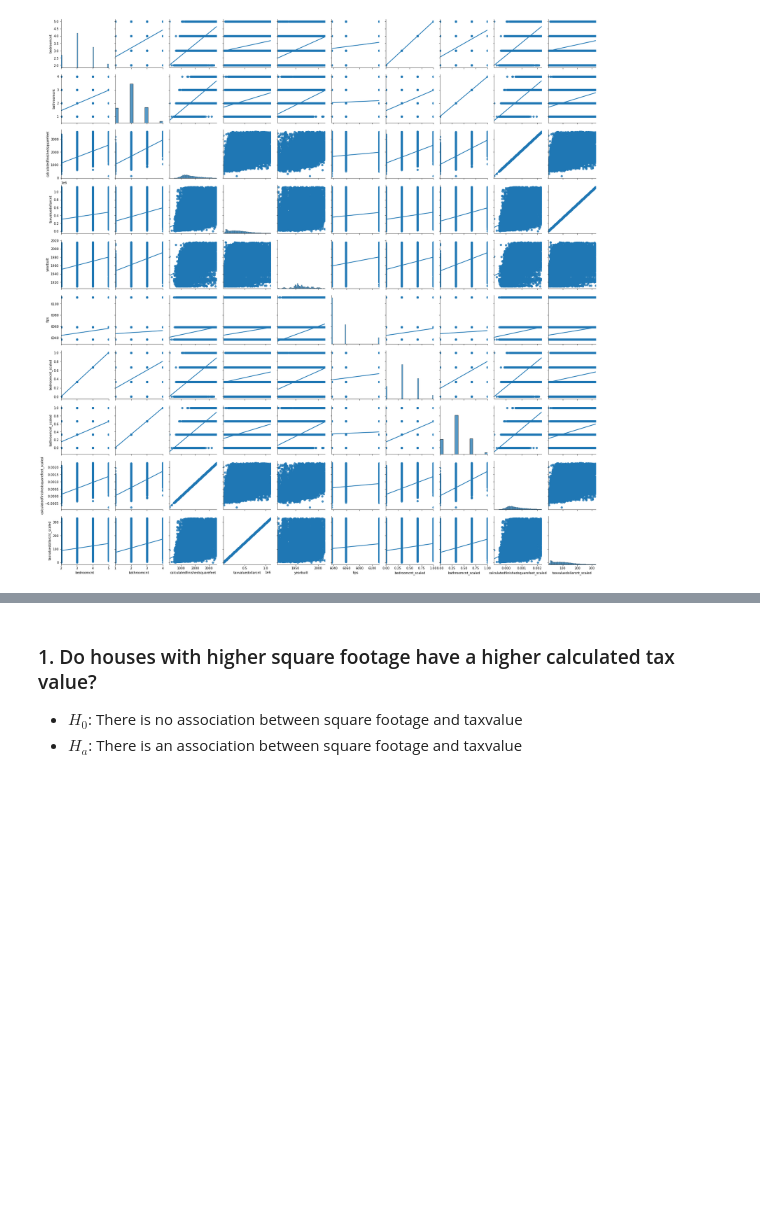
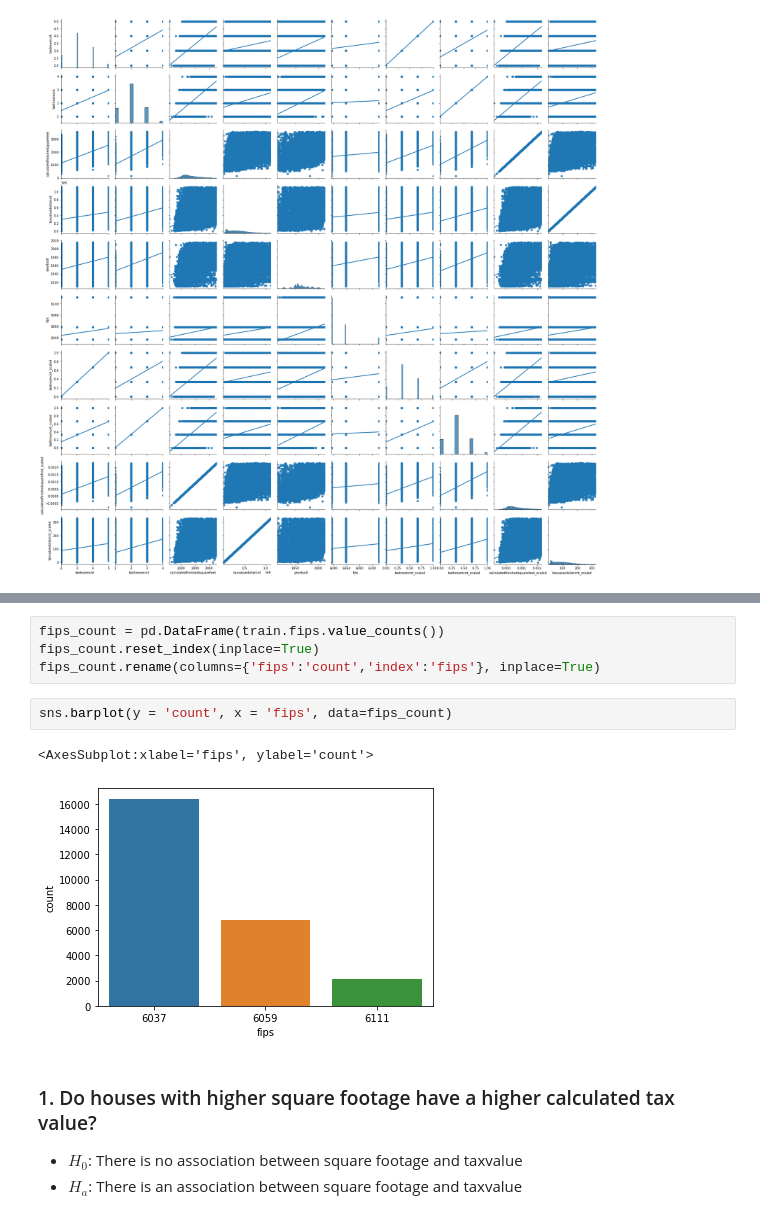
Before and after one commit to wheelerjoshua/zillow_regression_project, a Jupyter notebook: zillow_regression_workbook.ipynb, the cells around one changed output, grey strips where cells are left out. Saved outputs shown, nothing was run; the diff lists cells and outputs as text; blank space fills up the shorter version.

```diff
--- a/zillow_regression_workbook.ipynb
+++ b/zillow_regression_workbook.ipynb
@@ -226,3 +241,12 @@ explore.plot_variable_pairs(train)
+# %%
+fips_count = pd.DataFrame(train.fips.value_counts())
+fips_count.reset_index(inplace=True)
+fips_count.rename(columns={'fips':'count','index':'fips'}, inplace=True)
+# %%
+sns.barplot(y = 'count', x = 'fips', data=fips_count)
+# %% [output]
+<AxesSubplot:xlabel='fips', ylabel='count'>
+[figure, added]
 # %% [markdown]
 ### 1. Do houses with higher square footage have a higher calculated tax value?
 - $H_0$: There is no association between square footage and taxvalue
```
Also changed, not shown: parts of 4 cells of this notebook, 3 other files.
